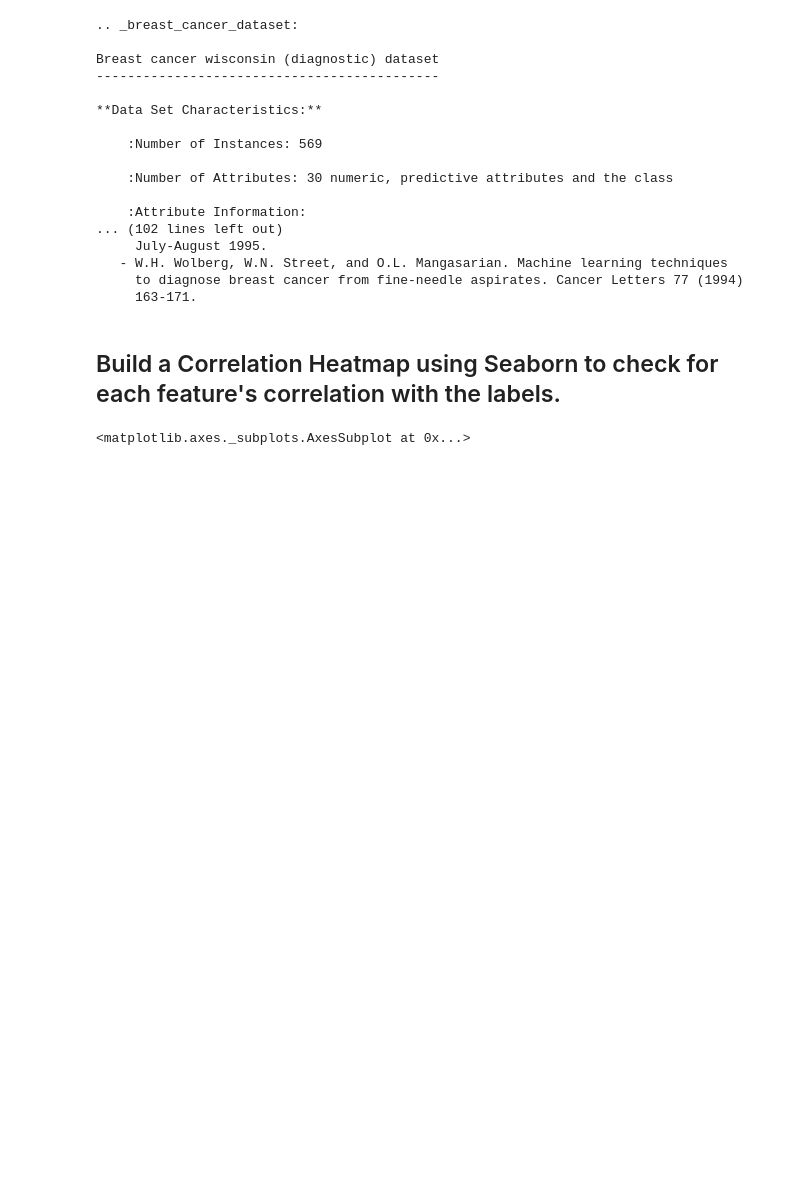
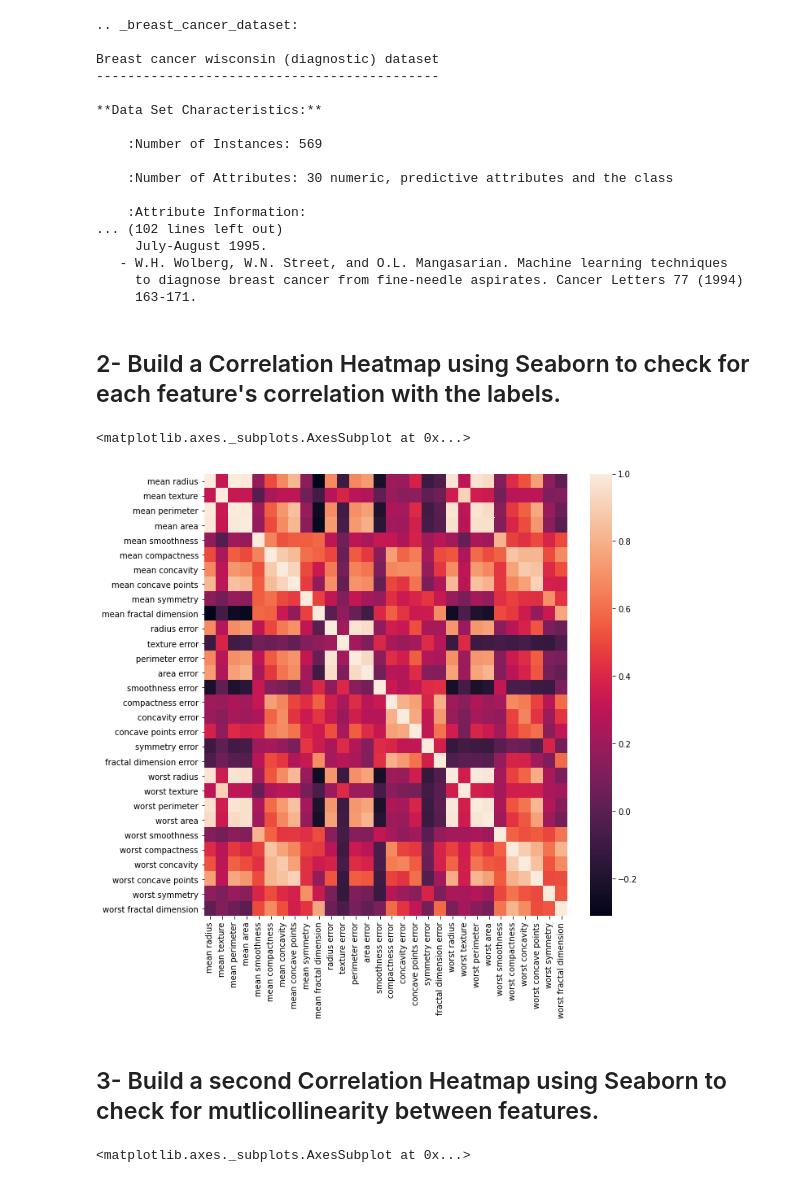
Before and after one commit to liyaSileshi/SVM-breast-cancer, a Jupyter notebook: breast_cancer.ipynb, the cells around one changed output. Drawn from its saved outputs; the diff is of its cells as text; code cells hidden in the pictures; blank space fills up the shorter version.

```diff
--- a/breast_cancer.ipynb
+++ b/breast_cancer.ipynb
@@ -101,11 +85,30 @@ Breast cancer wisconsin (diagnostic) dataset
      to diagnose breast cancer from fine-needle aspirates. Cancer Letters 77 (1994)
      163-171.
 # %% [markdown]
-## Build a Correlation Heatmap using Seaborn to check for each feature's correlation with the labels.
+## 2- Build a Correlation Heatmap using Seaborn to check for each feature's correlation with the labels.
 # %%
 #import data viz libraries
 import seaborn as sns
 import matplotlib.pyplot as plt
+# %%
+#calculate the correlation matrix
+df_feature = pd.DataFrame(cancer.data)
+df_feature.columns = cancer.feature_names #assign feature names
+corr = df_feature.corr() #calculate the correlation matrix
+
+
+# plot the heatmap
+fig, ax = plt.subplots(figsize=(10,10)) #adjust figure size
+sns.heatmap(corr,
+    xticklabels=corr.columns,
+    yticklabels=corr.columns,
+    ax=ax
+)
+# %% [output]
+<matplotlib.axes._subplots.AxesSubplot at 0x...>
+[figure, added]
+# %% [markdown]
+## 3- Build a second Correlation Heatmap using Seaborn to check for mutlicollinearity between features.
 # %%
 #calculate the correlation matrix
 corr = df.corr()
```
Also changed, not shown: parts of 7 cells of this notebook.
